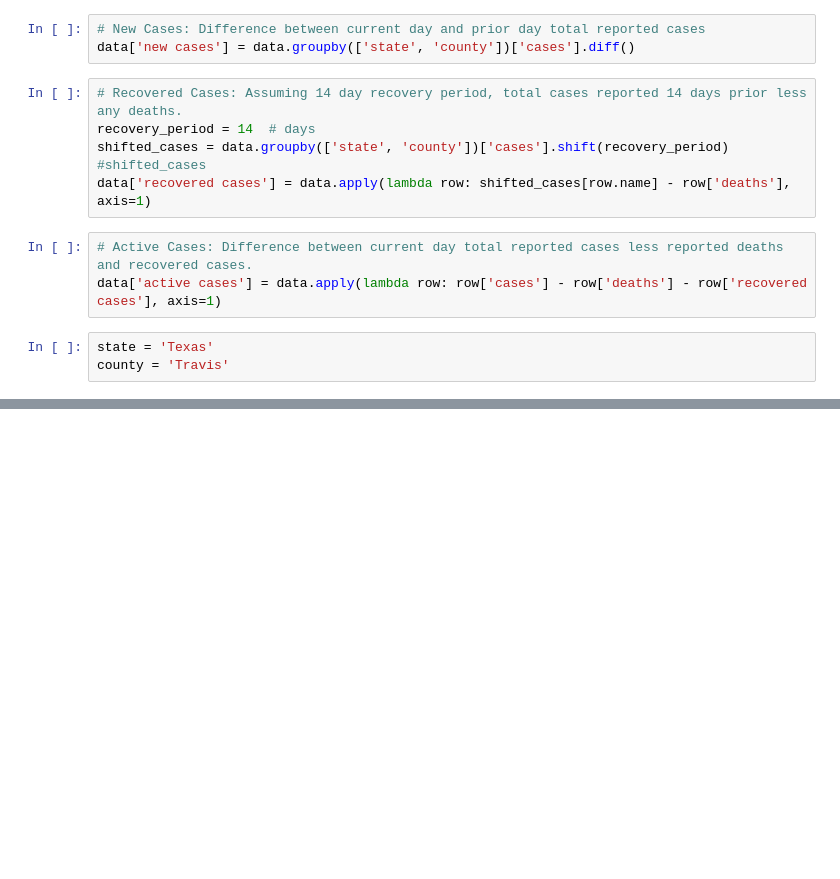
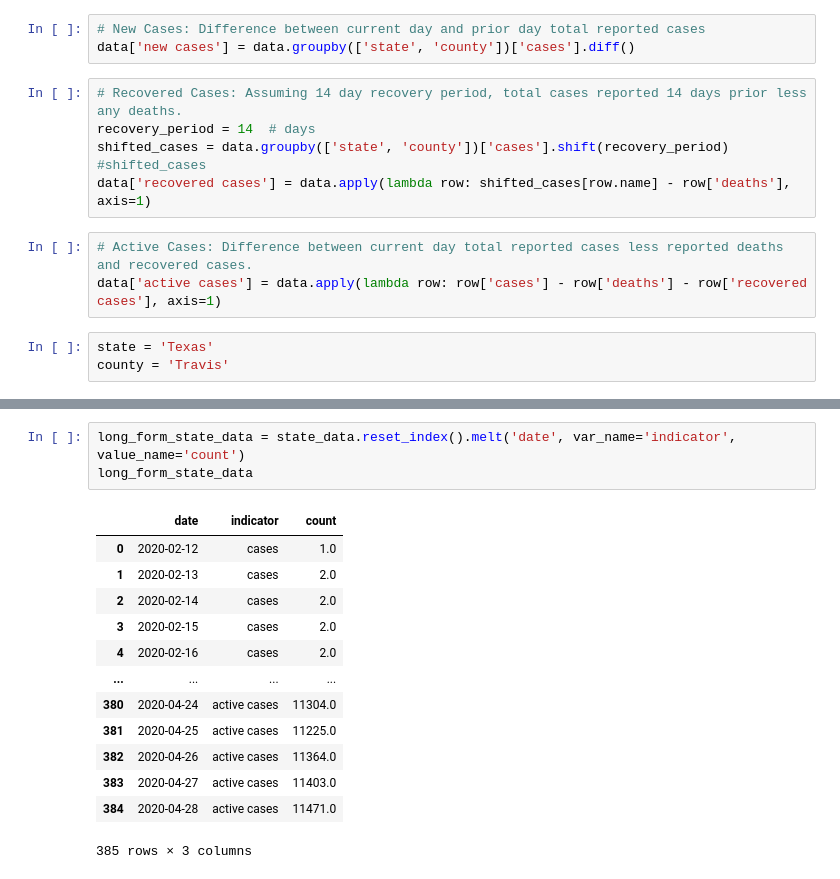
Before and after one commit to tubaman/covid-19-data-analysis, a Jupyter notebook: NY Times COVID-19 Data Analysis.ipynb, the cells around one changed output, grey strips where cells are left out. Drawn from its saved outputs; the diff is of its cells as text; blank space fills up the shorter version.

```diff
--- a/NY Times COVID-19 Data Analysis.ipynb
+++ b/NY Times COVID-19 Data Analysis.ipynb
@@ -113 +164,18 @@ state_data
+# %%
+long_form_state_data = state_data.reset_index().melt('date', var_name='indicator', value_name='count')
+long_form_state_data
+# %% [output]
+|  | date | indicator | count |
+| 0 | 2020-02-12 | cases | 1.0 |
+| 1 | 2020-02-13 | cases | 2.0 |
+| 2 | 2020-02-14 | cases | 2.0 |
+| 3 | 2020-02-15 | cases | 2.0 |
+| 4 | 2020-02-16 | cases | 2.0 |
+| ... | ... | ... | ... |
+| 380 | 2020-04-24 | active cases | 11304.0 |
+| 381 | 2020-04-25 | active cases | 11225.0 |
+| 382 | 2020-04-26 | active cases | 11364.0 |
+| 383 | 2020-04-27 | active cases | 11403.0 |
+| 384 | 2020-04-28 | active cases | 11471.0 |
+385 rows × 3 columns
 # %%
```
Also changed, not shown: parts of 13 cells of this notebook, 1 other file.
